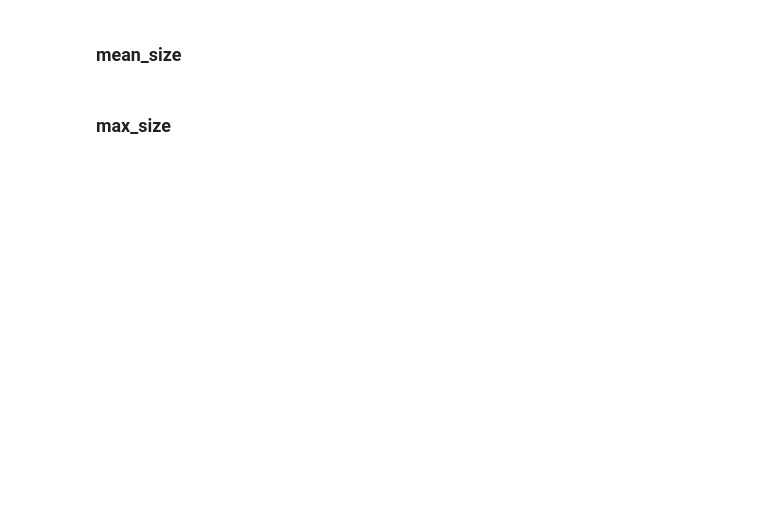
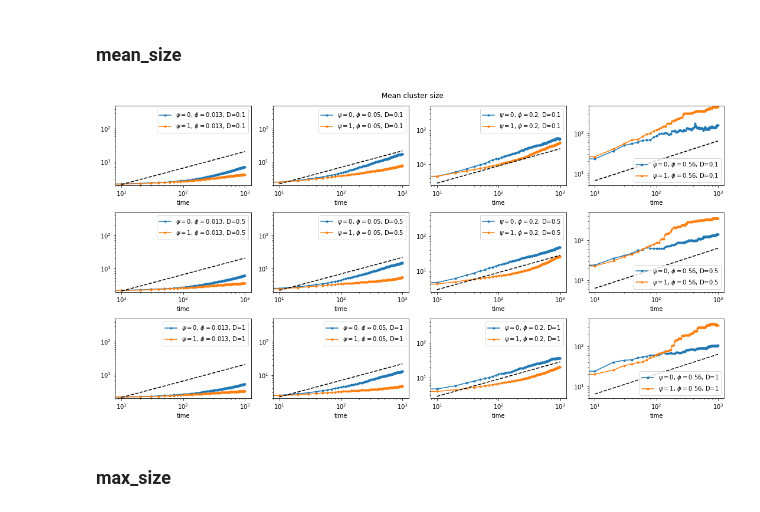
Before and after one commit to RudgeLab/killifish, a Jupyter notebook: notebooks/Clusters_param_scan.ipynb, the cells around one changed output. Cells and saved outputs as stored; diff of their text form; code cells hidden in the pictures; blank space fills up the shorter version.

```diff
--- a/notebooks/Clusters_param_scan.ipynb
+++ b/notebooks/Clusters_param_scan.ipynb
@@ -84,20 +87,23 @@ for folder in folders:
 # %%
 plt.rcParams['figure.figsize'] = 15, 8
 fig,axs = plt.subplots(3,4)
 
 i = 0
 for D, gg_D in df.groupby('D'):
     for sr, gg_sr in gg_D.groupby('density'):
         legend = []
         for psi, gg_psi in gg_sr.groupby('psi'):
             mean = gg_psi.sort_values('time').groupby('time').mean()
             mean.plot(y='mean_size', ax=axs[i // 4][i % 4], loglog=True, style='.-')
             legend.append(r'$\psi=%0.2g$, $\phi=%0.2g$, D=%0.2g'%(psi,sr, D))
             #print(f"D: {D}, sr: {sr}, psi: {psi}, ")
         axs[i // 4][i % 4].legend(legend)
-        log_min = np.log10(mean2['mean_size'].min())
+        axs[i // 4][i % 4].set_ylim([0,500])
+        log_min = np.log10(mean['mean_size'].min())
         axs[i // 4][i % 4].plot([1e1,1e3], [10**log_min, 10**(log_min+3/3)], 'k--')
         i+=1
 
 plt.suptitle('Mean cluster size')
 plt.tight_layout()
+# %% [output]
+[figure, added]
```
Also changed, not shown: parts of 3 cells of this notebook.
